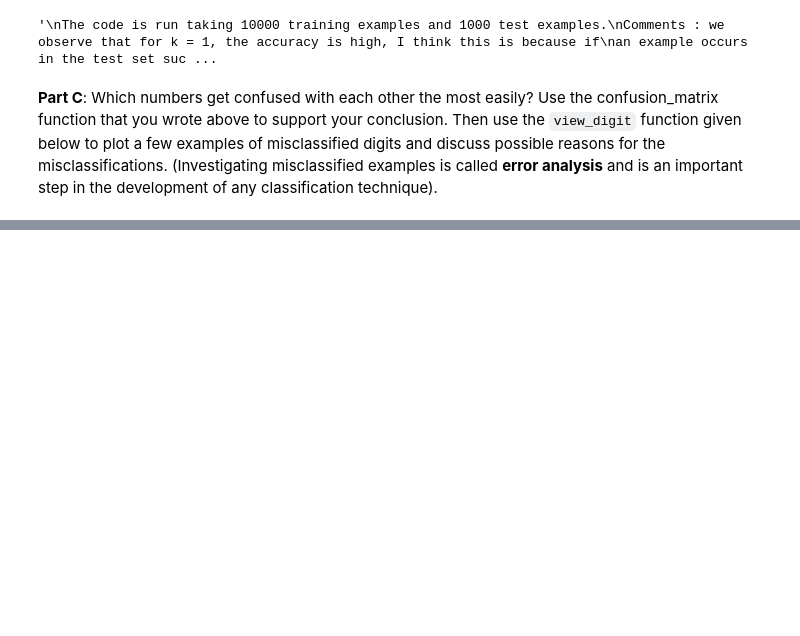
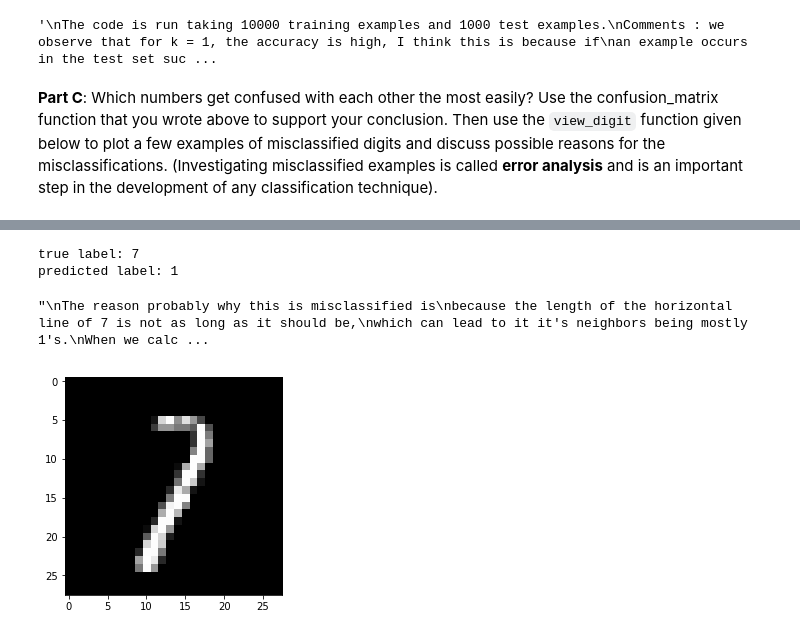
Before and after one commit to AkritiKapur/ml-5622-assignments, a Jupyter notebook: knn/knn.ipynb, the cells around one changed output, grey strips where cells are left out. Saved outputs shown, nothing was run; the diff lists cells and outputs as text; code cells hidden in the pictures; blank space fills up the shorter version.

```diff
--- a/knn/knn.ipynb
+++ b/knn/knn.ipynb
@@ -355,0 +374,16 @@ view_digit(data.train_x[0,:], data.train_y[0])
+# %%
+view_digit(data.test_x[359, :], data.test_y[359])
+print('predicted label: 1')
+"""
+The reason probably why this is misclassified is
+because the length of the horizontal line of 7 is not as long as it should be,
+which can lead to it it's neighbors being mostly 1's.
+When we calculate the eucledian distance between 1s and this example,
+this example will lie closer to the 1s.
+(difference between pixels in the horizontal line will be less when comparing with a 1 rather than a 7)
+"""
+# %% [output]
+true label: 7
+predicted label: 1
+"\nThe reason probably why this is misclassified is\nbecause the length of the horizontal line of 7 is not as long as it should be,\nwhich can lead to it it's neighbors being mostly 1's.\nWhen we calc ...
+[figure, added]
```
Also changed, not shown: parts of 5 cells of this notebook.
